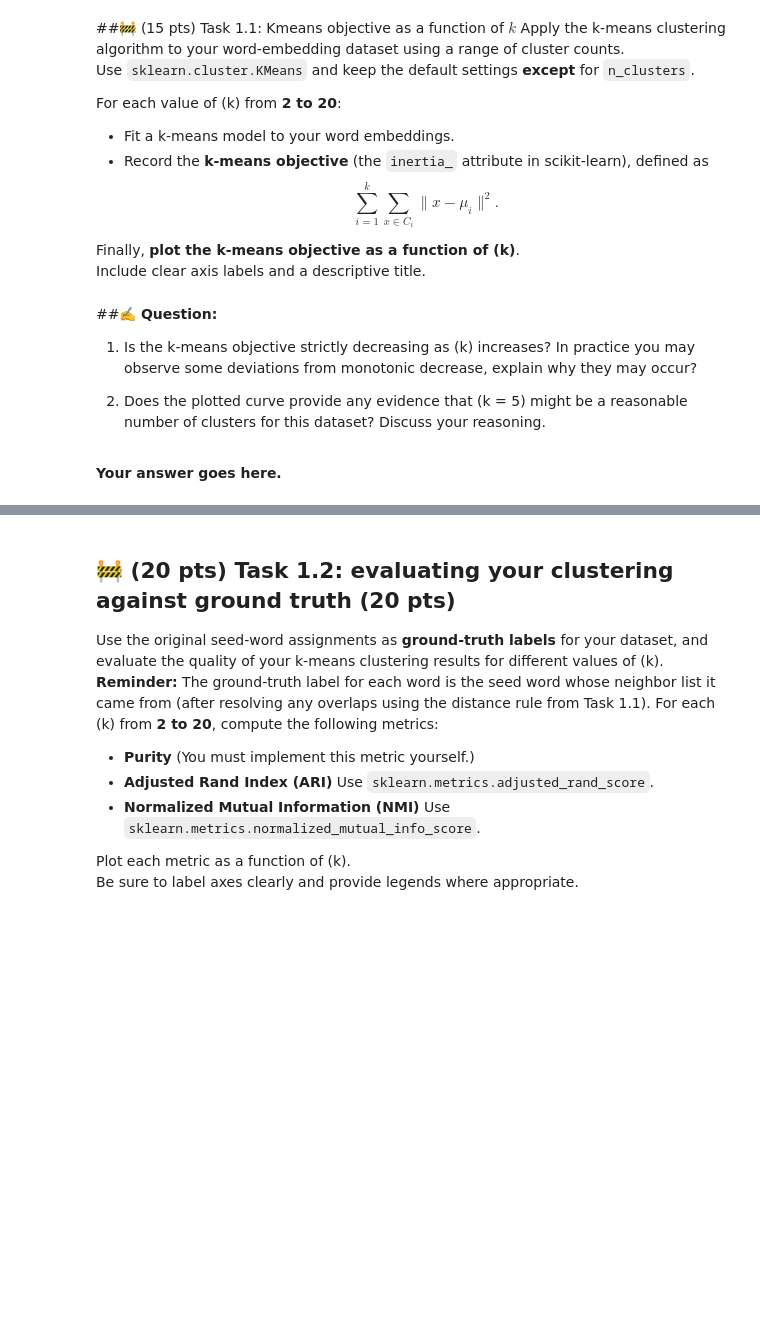
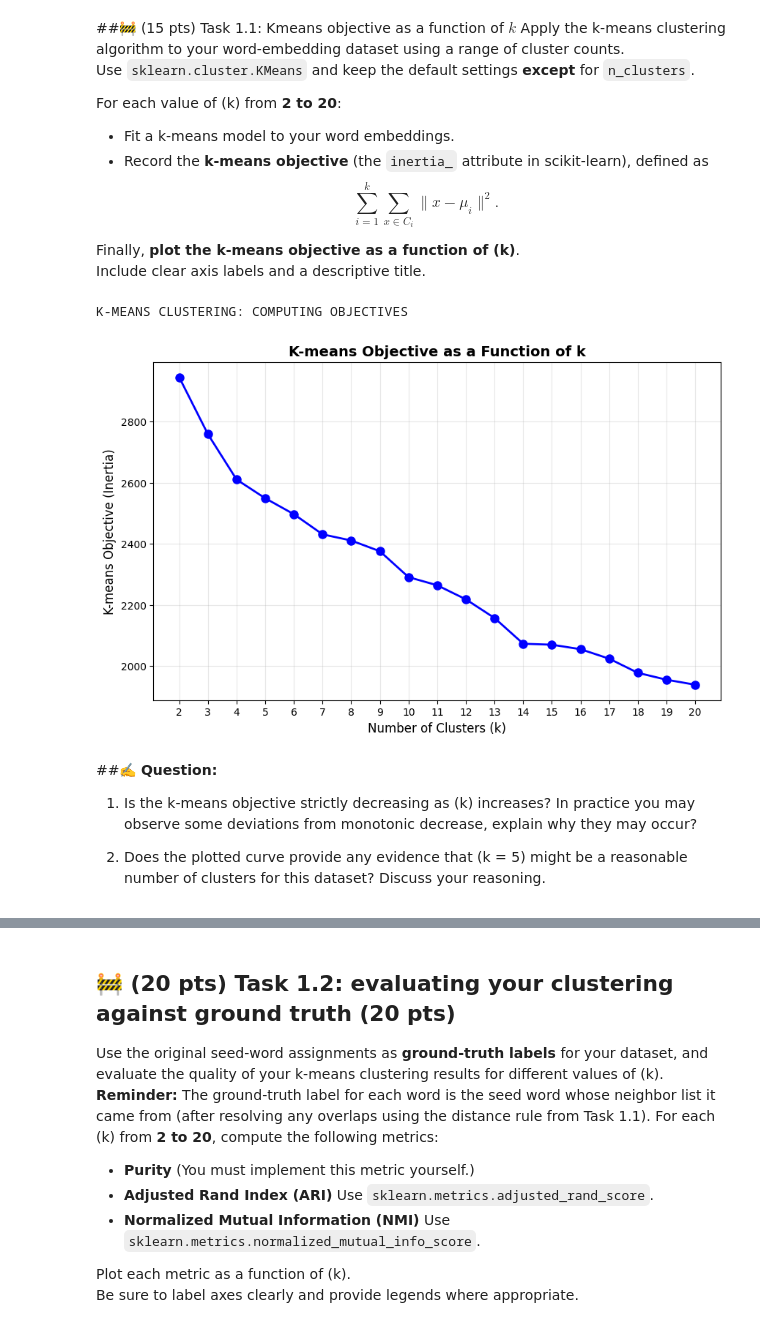
Before and after one commit to Magraz/ml-class, a Jupyter notebook: Assignment_4/IA4_2025.ipynb, the cells around one changed output, grey strips where cells are left out. Drawn from its saved outputs; the diff is of its cells as text; code cells hidden in the pictures; blank space fills up the shorter version.

```diff
--- a/Assignment_4/IA4_2025.ipynb
+++ b/Assignment_4/IA4_2025.ipynb
@@ -45,6 +45,8 @@ To avoid dealing with the full GloVe vocabulary, we provide a reduced file `GloV
 
 If a word you encounter is not present in this embedding file, it will simply be treated as an unknown token by the helper code. This is expected behavior and does not require any special handling from you.
 # %%
-from google.colab import drive
-drive.mount('/content/gdrive')
-EMBEDDING_PATH = '/content/gdrive/My Drive/AI534/GloVe_Embedder_data.txt' #please do not modify this path
+# from google.colab import drive
+# drive.mount('/content/gdrive')
+# EMBEDDING_PATH = '/content/gdrive/My Drive/AI534/GloVe_Embedder_data.txt' #please do not modify this path
+
+EMBEDDING_PATH = './GloVe_Embedder_data.txt' #please do not modify this path
@@ -206,7 +290,33 @@ Include clear axis labels and a descriptive title.
+# %%
+# Your code goes here
+# Store k values and corresponding inertia (k-means objective)
+k_values = range(2, 21)
+inertias = []
+
+print("K-MEANS CLUSTERING: COMPUTING OBJECTIVES")
+
+# Fit k-means for each value of k from 2 to 20
+for k in k_values:
+    # Fit k-means with default settings except n_clusters
+    kmeans = KMeans(n_clusters=k, random_state=42)
+    kmeans.fit(word_embeddings)
+
+    # Record the inertia (k-means objective)
+    inertias.append(kmeans.inertia_)
+
+# Plot k-means objective as a function of k
+plt.figure(figsize=(10, 6))
+plt.plot(k_values, inertias, 'bo-', linewidth=2, markersize=8)
+plt.xlabel('Number of Clusters (k)', fontsize=12)
+plt.ylabel('K-means Objective (Inertia)', fontsize=12)
+plt.title('K-means Objective as a Function of k', fontsize=14, fontweight='bold')
+plt.xticks(k_values)
+plt.grid(True, alpha=0.3)
+# %% [output]
+K-MEANS CLUSTERING: COMPUTING OBJECTIVES
+[figure, added]
 # %% [markdown]
 ##✍️ **Question:**
 1. Is the k-means objective strictly decreasing as \(k\) increases? In practice you may observe some deviations from monotonic decrease, explain why they may occur?
 
 2. Does the plotted curve provide any evidence that \(k = 5\) might be a reasonable number of clusters for this dataset? Discuss your reasoning.
-# %% [markdown]
-**Your answer goes here.**
```
Also changed, not shown: parts of 7 cells of this notebook, 3 other files.
